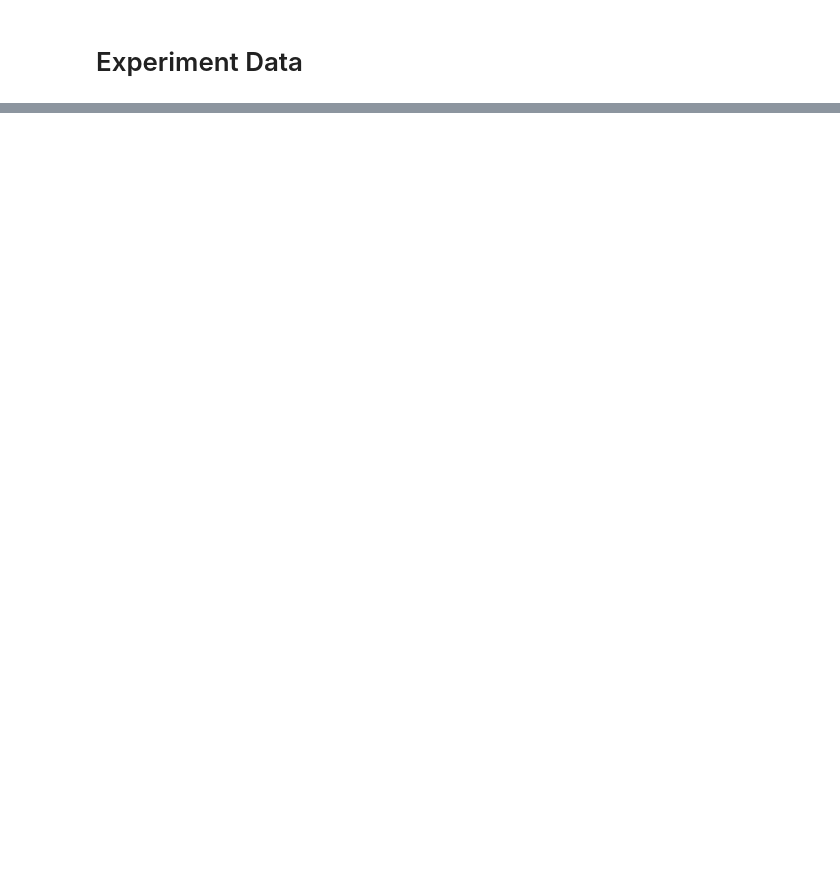
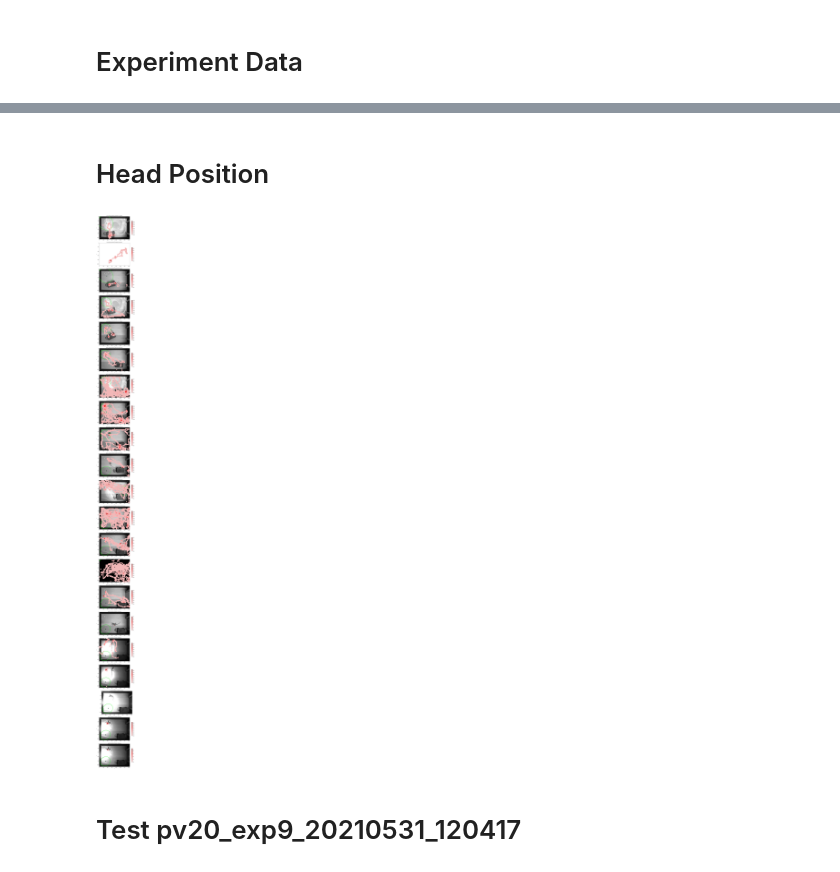
Before and after one commit to neural-electrophysiology-tool-team/reptilearn, a Jupyter notebook: analysis/experiment_analysis.ipynb, the cells around one changed output, grey strips where cells are left out. Saved outputs shown, nothing was run; the diff lists cells and outputs as text; code cells hidden in the pictures; blank space fills up the shorter version.

```diff
--- a/analysis/experiment_analysis.ipynb
+++ b/analysis/experiment_analysis.ipynb
@@ -200,0 +153,2 @@ in_area_events
+# %% [markdown]
+# Head Position
@@ -200,0 +159,20 @@ in_area_events
+# %%
+cent_dfs = []
+
+for info in tqdm(infos):
+    if "head_bbox" in info:
+        centroids = analysis.get_head_centroids(info, config.undistort_flir_blackfly_computar)
+        cent_df = pd.DataFrame(centroids, columns=["x", "y"])
+        cent_dfs.append(cent_df)
+# %%
+mapping, roi, newcamtx = undistort.get_undistort_mapping(1440, 1080, config.undistort_flir_blackfly_computar)
+
+backgrounds = []
+
+for info in infos:
+    imgs = [p for p in info["images"] if "reinforced_area" in p.name]
+    if len(imgs) > 0:
+        img = cv.imread(str(imgs[0]))
+        backgrounds.append(undistort.undistort_image(img, mapping))
+    else:
+        backgrounds.append(None)
@@ -200,0 +184,31 @@ in_area_events
+# %%
+n = pv20.shape[0]
+l = 1# math.ceil(math.sqrt(n))
+sx = 10
+sy = 6
+fig, axs = plt.subplots(n//l, l, figsize=(sx*l, sy*n//l))
+axs = axs.flatten()
+
+for i, cent_df in enumerate(tqdm(cent_dfs)):
+    ax = sns.histplot(cent_df, x="x", y="y", cbar=True, stat="probability", color="red", ax=axs[i],
+                     cbar_kws={"shrink": 0.6}, binwidth=32)
+    if infos[i]["exp_state"] and "reinforced_location" in infos[i]["exp_state"]:
+        rloc = infos[i]["exp_state"]["reinforced_location"]
+        undist_rloc = undistort.undistort_point(rloc, newcamtx, config.undistort_flir_blackfly_computar)
+        #print(undist_rloc)
+        #ax.add_patch(plt.Circle(undist_rloc, 10, color='r'))
+    #ax.scatter(cent_df.x, cent_df.y, alpha=0.1, s=1)
+    if backgrounds[i] is not None:
+        ax.imshow(backgrounds[i])
+
+    ax.set_title(f"{pv20.iloc[i].dir.name} {durations[i] / np.timedelta64(1, 'm'):.3f}mins")
+    ax.axes.set_aspect('equal')
+    ax.set_xlim(0, 1440)
+    ax.set_ylim(0, 1080)
+    ax.invert_yaxis()
+
+fig.tight_layout()
+# %% [output]
+[figure, added]
+# %% [markdown]
+# Test pv20_exp9_20210531_120417
```
Also changed, not shown: parts of 44 cells of this notebook, 2 other files.
